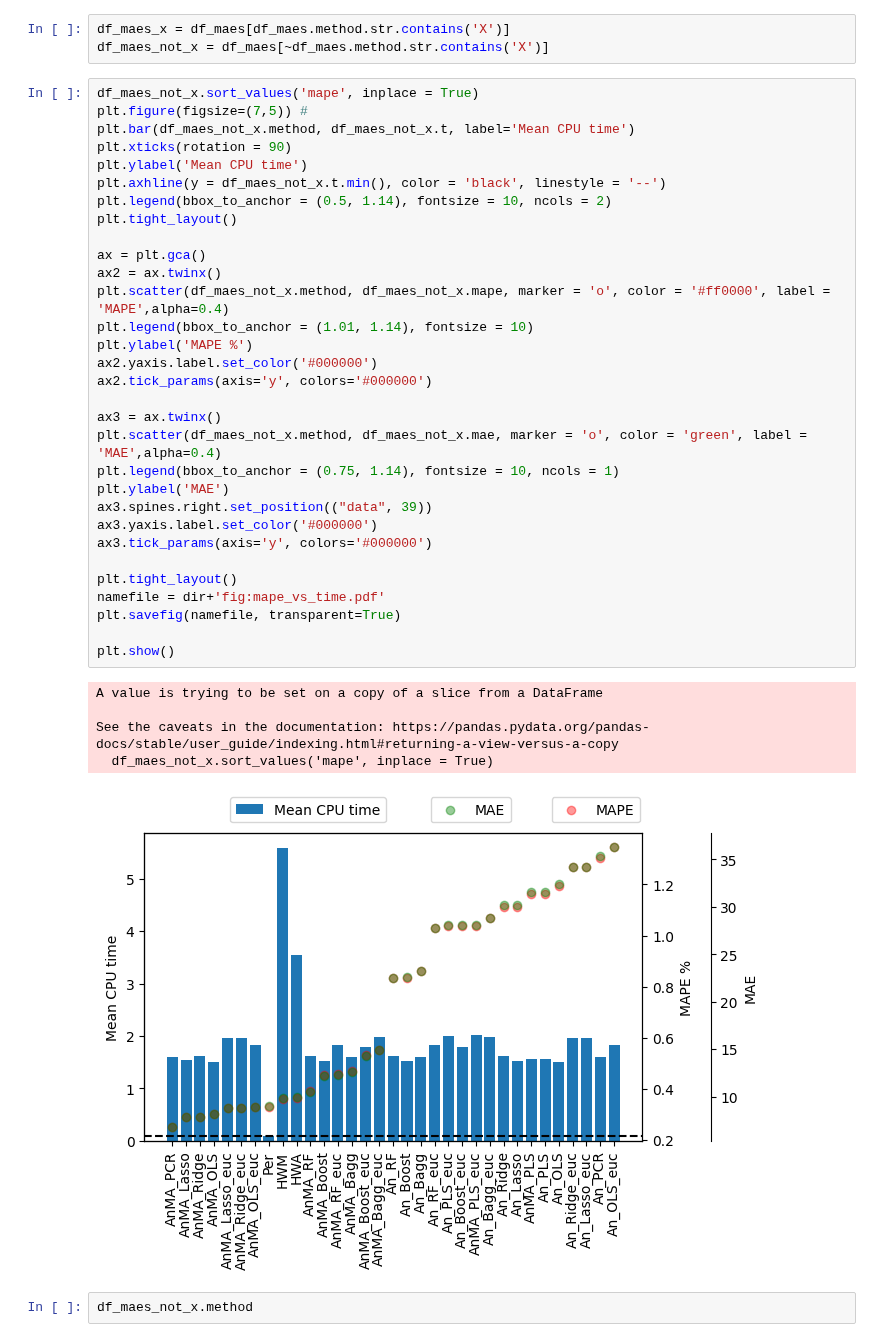
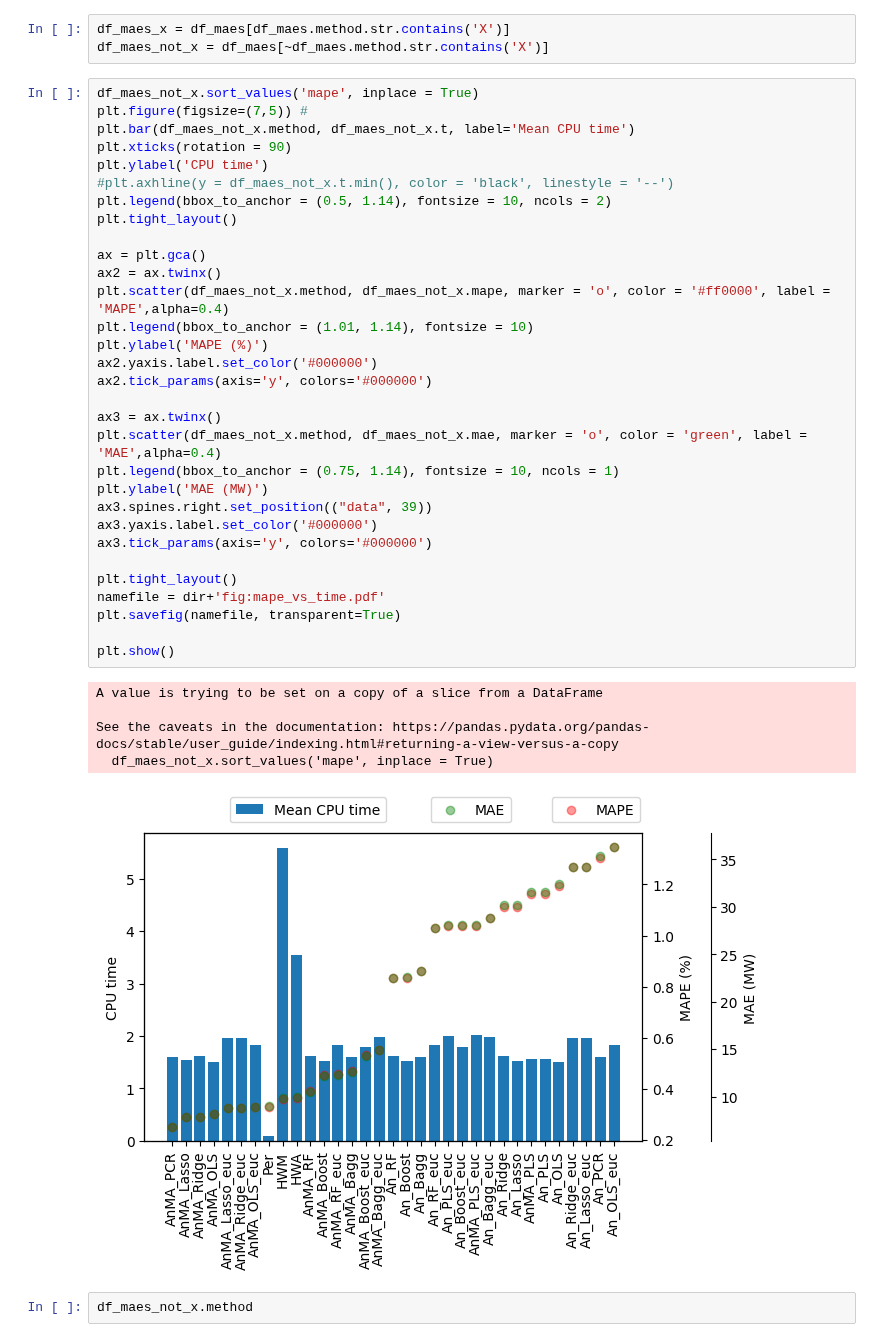
Before and after one commit to urieliram/analog, a Jupyter notebook: test2.ipynb, the cells around one changed output. Cells and saved outputs as stored; diff of their text form.

```diff
--- a/test2.ipynb
+++ b/test2.ipynb
@@ -302,38 +317,38 @@ df_maes_not_x.sort_values('mape', inplace = True)
 plt.figure(figsize=(7,5)) #
 plt.bar(df_maes_not_x.method, df_maes_not_x.t, label='Mean CPU time')
 plt.xticks(rotation = 90)
-plt.ylabel('Mean CPU time')
-plt.axhline(y = df_maes_not_x.t.min(), color = 'black', linestyle = '--')
+plt.ylabel('CPU time')
+#plt.axhline(y = df_maes_not_x.t.min(), color = 'black', linestyle = '--')
 plt.legend(bbox_to_anchor = (0.5, 1.14), fontsize = 10, ncols = 2)
 plt.tight_layout()
 
 ax = plt.gca()
 ax2 = ax.twinx()
 plt.scatter(df_maes_not_x.method, df_maes_not_x.mape, marker = 'o', color = '#ff0000', label = 'MAPE',alpha=0.4)
 plt.legend(bbox_to_anchor = (1.01, 1.14), fontsize = 10)
-plt.ylabel('MAPE %')
+plt.ylabel('MAPE (%)')
 ax2.yaxis.label.set_color('#000000')
 ax2.tick_params(axis='y', colors='#000000')
 
 ax3 = ax.twinx()
 plt.scatter(df_maes_not_x.method, df_maes_not_x.mae, marker = 'o', color = 'green', label = 'MAE',alpha=0.4)
 plt.legend(bbox_to_anchor = (0.75, 1.14), fontsize = 10, ncols = 1)
-plt.ylabel('MAE')
+plt.ylabel('MAE (MW)')
 ax3.spines.right.set_position(("data", 39))
 ax3.yaxis.label.set_color('#000000')
 ax3.tick_params(axis='y', colors='#000000')
 
 plt.tight_layout()
 namefile = dir+'fig:mape_vs_time.pdf'
 plt.savefig(namefile, transparent=True)
 
 plt.show()
 # %% [output]
 A value is trying to be set on a copy of a slice from a DataFrame
 
 See the caveats in the documentation: https://pandas.pydata.org/pandas-docs/stable/user_guide/indexing.html#returning-a-view-versus-a-copy
   df_maes_not_x.sort_values('mape', inplace = True)
-[figure, old version]
+[figure, new version]
 # %%
 df_maes_not_x.method
 # %% [output]
```
Also changed, not shown: parts of 7 cells of this notebook, 1 other file.
